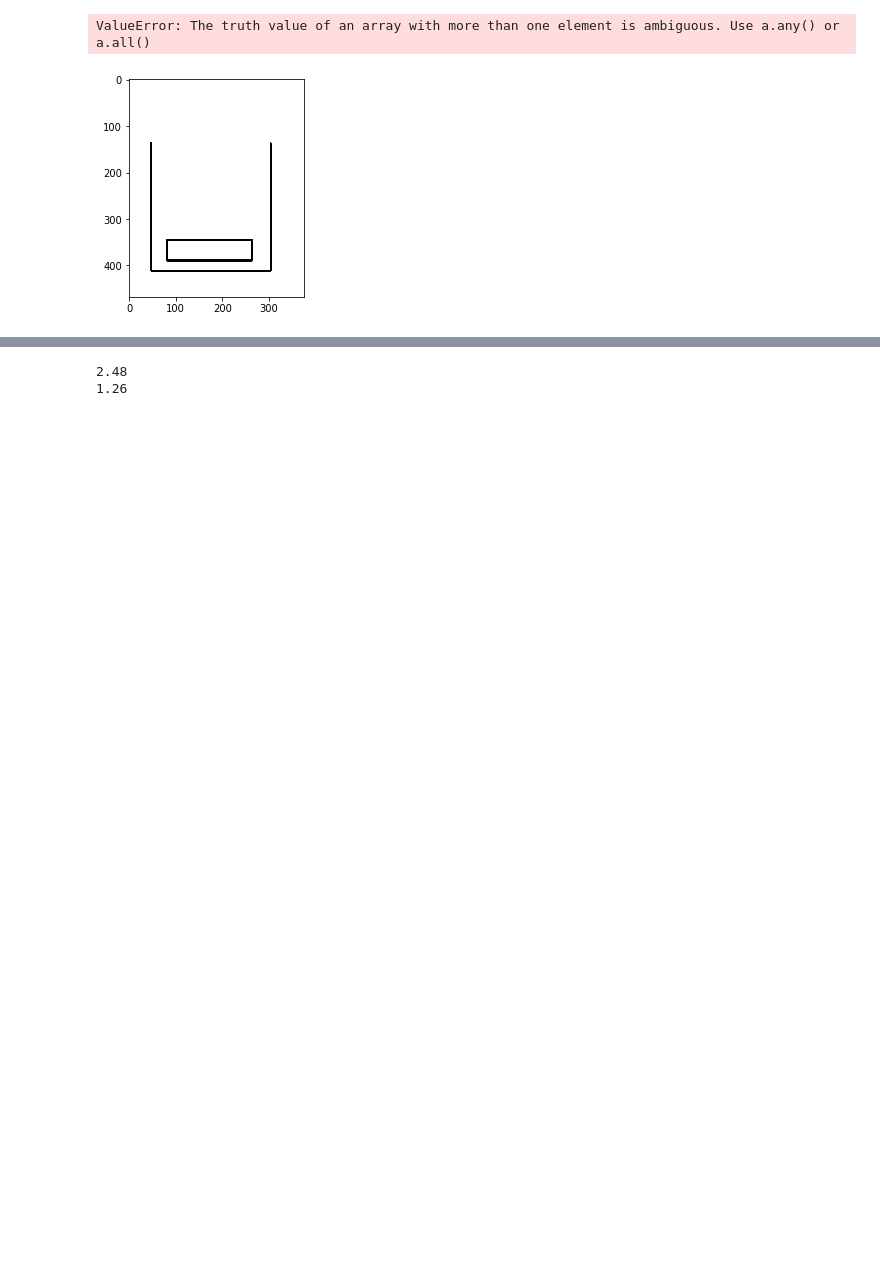
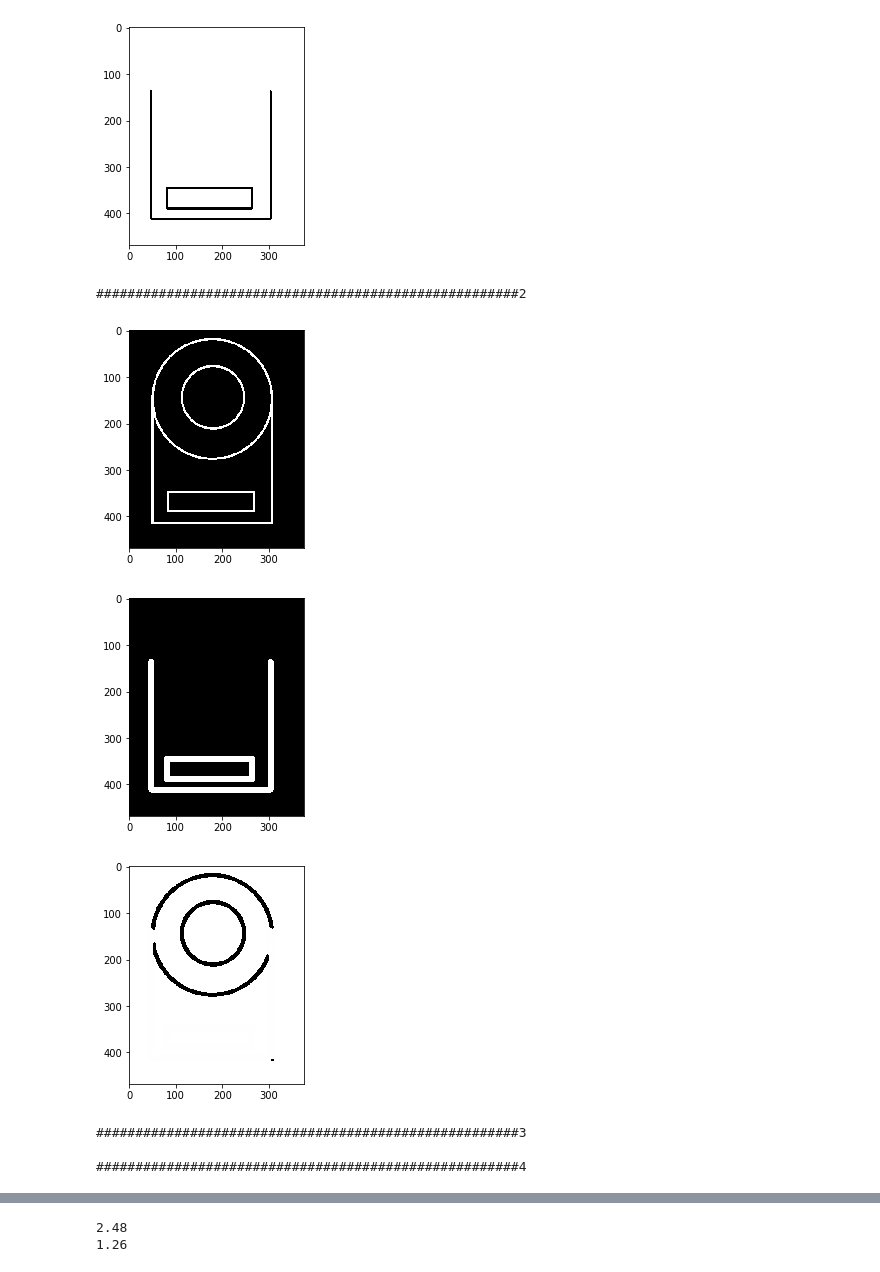
Before and after one commit to ahmhekal/Drawings_To_autoCad, a Jupyter notebook: first.ipynb, the cells around one changed output, grey strips where cells are left out. Cells and saved outputs as stored; diff of their text form; code cells hidden in the pictures; blank space fills up the shorter version.

Commit message:
adjusting vertical lines

```diff
--- a/first.ipynb
+++ b/first.ipynb
@@ -48,8 +48,17 @@ def connect_vertical_lines(vertical_lines):
                     #print(str(vertical_lines[j]) + " involve " + str(vertical_lines[i]),i)
                     ShouldRemove.append(vertical_lines[i])    # we should delete i
 
+    output=[]
+    for i in range(len(vertical_lines)):
+        flag=0
+        for j in range(len(ShouldRemove)):
+            if(vertical_lines[i][0]==ShouldRemove[j][0] and vertical_lines[i][1]==ShouldRemove[j][1] and
+              vertical_lines[i][2]==ShouldRemove[j][2] and vertical_lines[i][3]==ShouldRemove[j][3]):
+                flag=1
+                break
 
-    output = list(filter(lambda x: x not in ShouldRemove, vertical_lines))
+        if(flag==0):
+            output.append(vertical_lines[i])
 
     return output
 
@@ -304,32 +313,38 @@ for j in list_circles:
     # #Getting The Radius
     # r = i[2]
     #draw the outer circle
     cv2.circle(white,(j[0],j[1]),j[2],(0,0,0),2)
     #draw the center of the circle
     #cv2.circle(white,(i[0],i[1]),2,(0,0,255),3)
     print (j[2])
 
 
 
 for j in range(len(list_circles)):
     list_circles[j][0]-=minx
     list_circles[j][1]=maxy-list_circles[j][1]
 
 
 
 
 plt.imshow(white)
 # %% [output]
 [47, 81, 264, 304] yes
 [304 411 304 137] here
 [304 159 304 137] here
 [ 47 411  47 185] here
 [ 47 411  47 137] here
 [ 47 411 304 411] here
 [ 81 345 264 345] here
 [304 411 304 185] here
 [ 81 389 264 389] here
 [264 389 264 345] here
 [ 81 389  81 345] here
+[figure]
-ValueError: The truth value of an array with more than one element is ambiguous. Use a.any() or a.all()
+######################################################2
-[figure]
+[figure, added]
+[figure, added]
+[figure, added]
+######################################################3
+
+######################################################4
```
Also changed, not shown: parts of 1 cell of this notebook, 1 other file.
